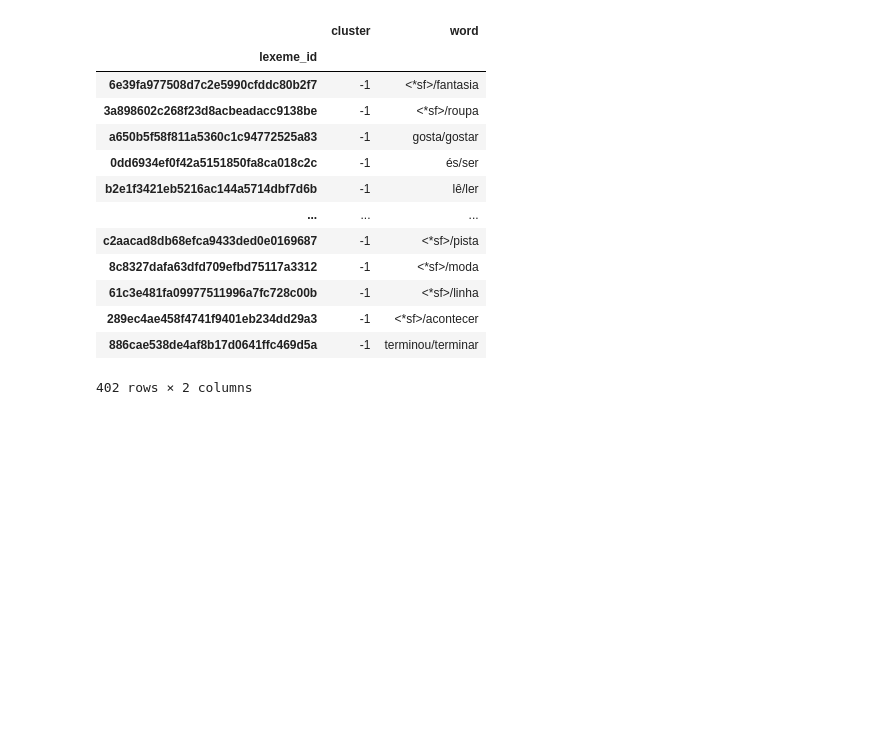
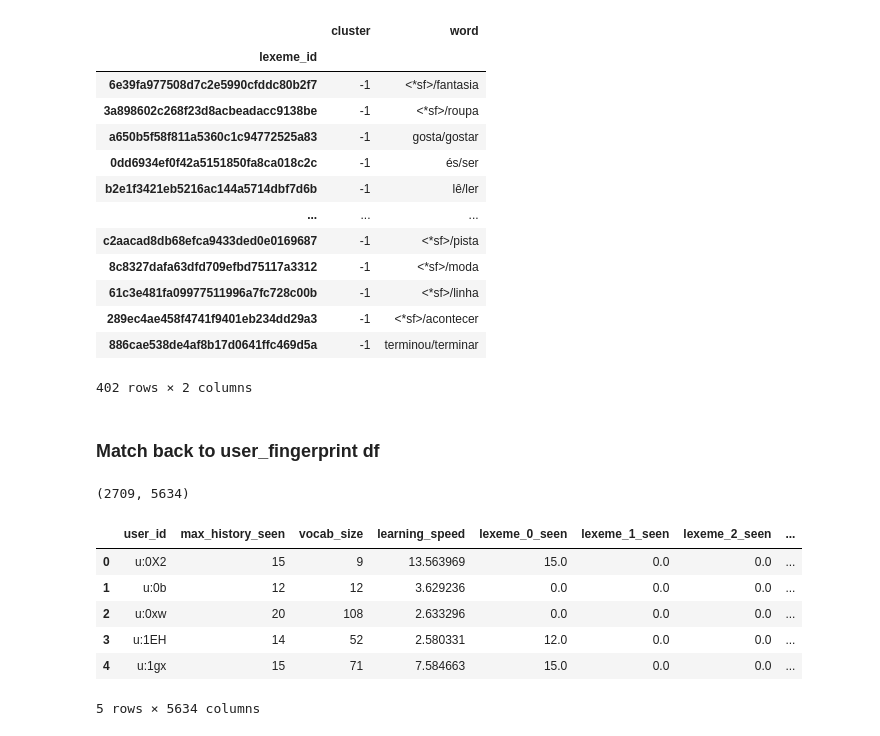
Before and after one commit to andrea-chong/KULDatathon2026, a Jupyter notebook: notebooks/lexeme_clustering.ipynb, the cells around one changed output. Saved outputs shown, nothing was run; the diff lists cells and outputs as text; code cells hidden in the pictures; blank space fills up the shorter version.

```diff
--- a/notebooks/lexeme_clustering.ipynb
+++ b/notebooks/lexeme_clustering.ipynb
@@ -345,3 +345,20 @@ lexeme_cluster_results.loc[lexeme_cluster_results.cluster<0]
 | 289ec4ae458f4741f9401eb234dd29a3 | -1 | <*sf>/acontecer |
 | 886cae538de4af8b17d0641ffc469d5a | -1 | terminou/terminar |
 402 rows × 2 columns
+# %% [markdown]
+### Match back to user_fingerprint df
+# %%
+user_fingerprint_B = pd.read_csv("../data/user_fingerprint_B.csv")
+user_fingerprint_B.shape
+# %% [output]
+(2709, 5634)
+# %%
+user_fingerprint_B.head()
+# %% [output]
+|  | user_id | max_history_seen | vocab_size | learning_speed | lexeme_0_seen | lexeme_1_seen | lexeme_2_seen | ... |
+| 0 | u:0X2 | 15 | 9 | 13.563969 | 15.0 | 0.0 | 0.0 | ... |
+| 1 | u:0b | 12 | 12 | 3.629236 | 0.0 | 0.0 | 0.0 | ... |
+| 2 | u:0xw | 20 | 108 | 2.633296 | 0.0 | 0.0 | 0.0 | ... |
+| 3 | u:1EH | 14 | 52 | 2.580331 | 12.0 | 0.0 | 0.0 | ... |
+| 4 | u:1gx | 15 | 71 | 7.584663 | 15.0 | 0.0 | 0.0 | ... |
+5 rows × 5634 columns
```
Also changed, not shown: parts of 6 cells of this notebook, 1 other file.
